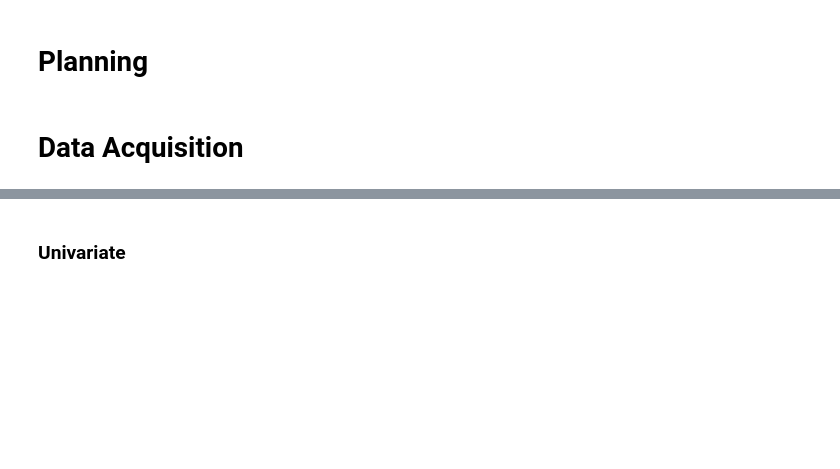
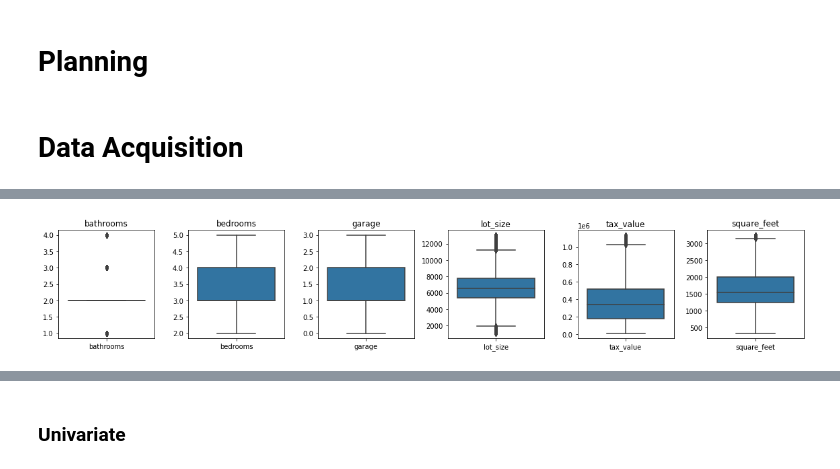
Before and after one commit to hrodjr/estimating_home_value_regression_project, a Jupyter notebook: scratch_notebook.ipynb, the cells around one changed output, grey strips where cells are left out. Drawn from its saved outputs; the diff is of its cells as text; code cells hidden in the pictures; blank space fills up the shorter version.

```diff
--- a/scratch_notebook.ipynb
+++ b/scratch_notebook.ipynb
@@ -187,0 +210,5 @@ memory usage: 197.1+ MB
+# %%
+#after removing outliers
+wrangle.get_box(df)
+# %% [output]
+[figure, added]
```
Also changed, not shown: parts of 42 cells of this notebook, 2 other files.
